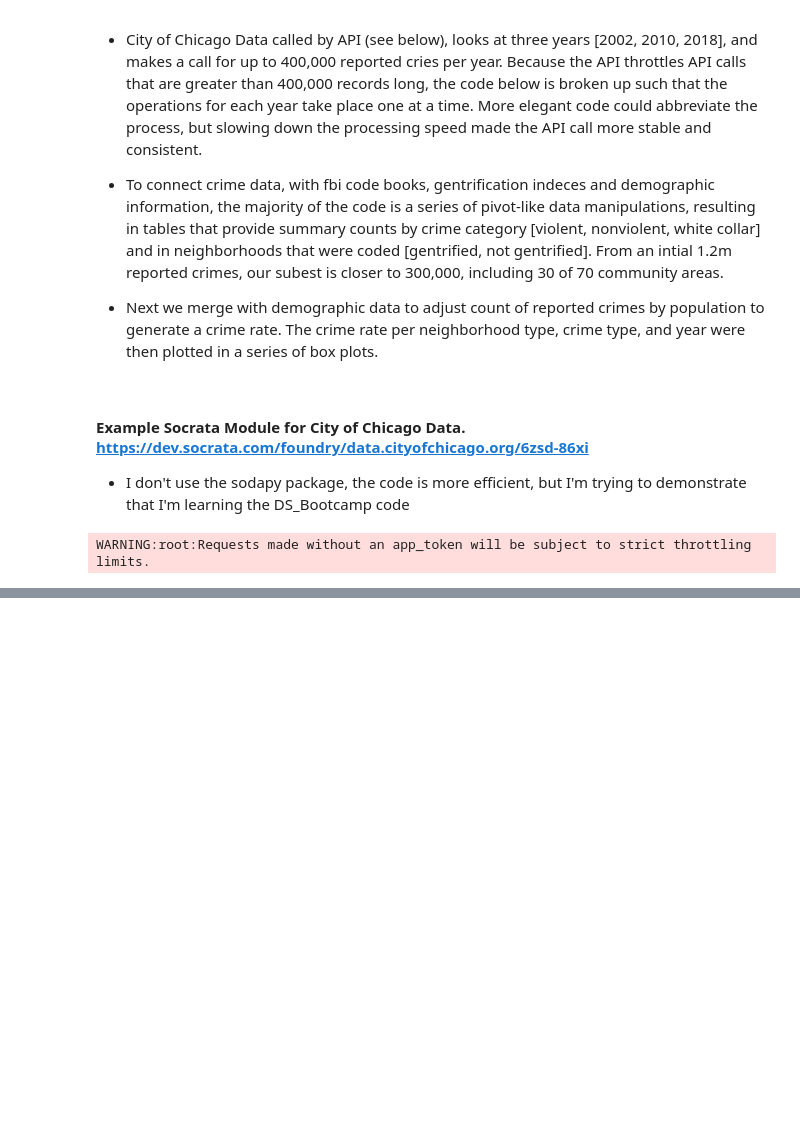
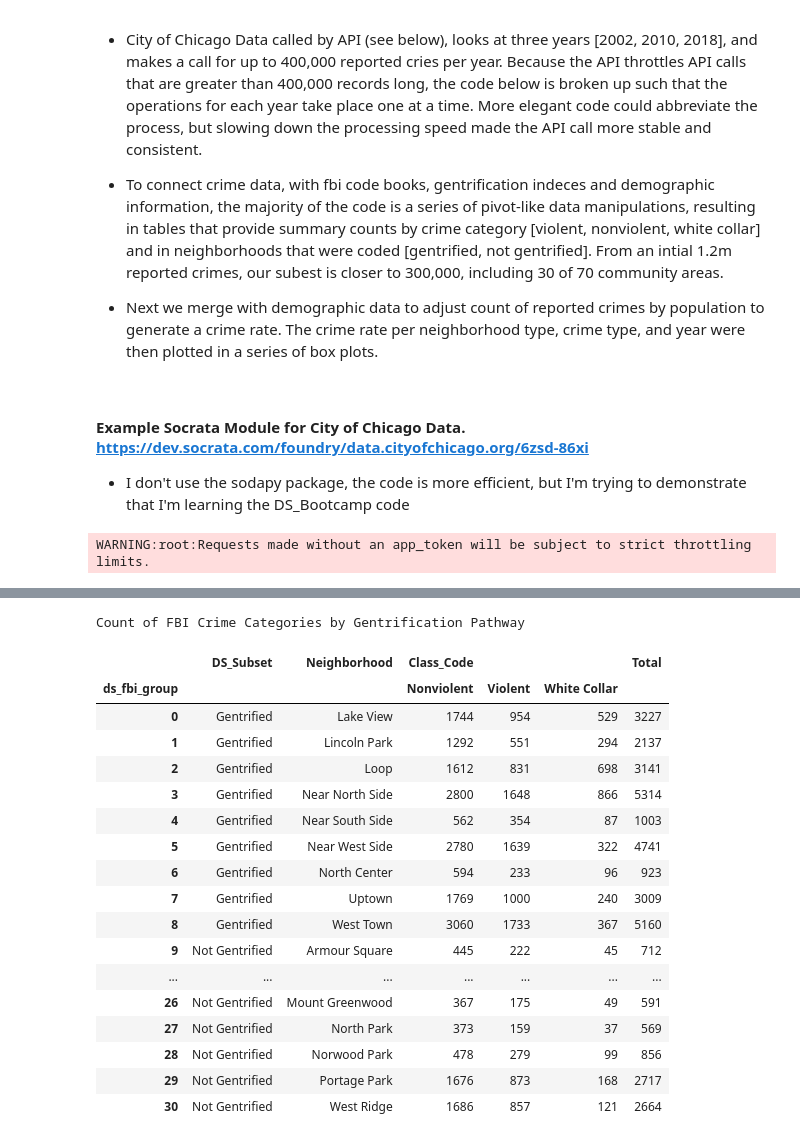
Before and after one commit to ajdeschenes/RuPaulsitory, a Jupyter notebook: Dev/Crime/chicago_crime_gentrification_api_json.ipynb, the cells around one changed output, grey strips where cells are left out. Saved outputs shown, nothing was run; the diff lists cells and outputs as text; code cells hidden in the pictures; blank space fills up the shorter version.

```diff
--- a/Dev/Crime/chicago_crime_gentrification_api_json.ipynb
+++ b/Dev/Crime/chicago_crime_gentrification_api_json.ipynb
@@ -75,0 +200,9 @@ FileNotFoundError: File b'crime_resources/fbi_codex.csv' does not exist
+# %%
+midresults = client.get("6zsd-86xi", year=2010, limit=400000)
+midresults_df = pd.DataFrame.from_records(midresults) # Convert to pandas DataFrame # results_df.head()
+mid_results = midresults_df[['community_area','fbi_code','date','description','latitude','longitude','primary_type','year']]
+mid_results['community_area'] = pd.to_numeric(mid_results['community_area'], errors='coerce')
+mid_results.groupby(by=['fbi_code']).count() #relevant_results.sort_values('fbi_code')
+mid_results.sort_values(['community_area'])
+mid_results.to_csv('report_reference_data/mid_tfile.csv')
+mid_results.head()
@@ -75,0 +216,12 @@ FileNotFoundError: File b'crime_resources/fbi_codex.csv' does not exist
+# %%
+midyear_fbiindex = mid_results.merge(fbi_index, left_on='fbi_code', right_on='fbi_code_key')
+mid_crimecat_cca = midyear_fbiindex.merge(gent_fin, left_on='community_area', right_on='community_area')
+mid_crimecat_cca.to_csv('report_reference_data/mid_crimecat_cca.csv') # display(b_crimecat_cca.columns)
+display(mid_crimecat_cca.head())
+
+mid_crimecat_cca_clean = mid_crimecat_cca[['community_area', 'Neighborhood', 'fbi_code','fbi_Crime_type', 'ds_fbi_group', 'Classification', 'Class_Code',]]
+mid_crimecat_cca_group = mid_crimecat_cca_clean.groupby(by=['ds_fbi_group','Classification']).count() #relevant_results.sort_values('fbi_code')
+mid_crime_reset = mid_crimecat_cca_group.reset_index()
+print("Count of FBI Crime Categories by Gentrification Pathway")
+mid_crime_reset.drop(columns=['community_area', 'Neighborhood', 'fbi_code','fbi_Crime_type',])
+mid_crime_reset.pivot(index='Classification', columns='ds_fbi_group', values='Class_Code')
@@ -75,0 +248,15 @@ FileNotFoundError: File b'crime_resources/fbi_codex.csv' does not exist
+# %%
+mid_crimecat_cca_clean['Class_Code'] = pd.to_numeric(mid_crimecat_cca_clean['Class_Code'], errors='coerce') # b_crimecat_cca_clean.dtypes
+ngm1 = mid_crimecat_cca_clean.loc[mid_crimecat_cca_clean['Class_Code'] < 3]
+ngm2 = mid_crimecat_cca_clean.loc[mid_crimecat_cca_clean['Class_Code'] == 5]
+gm6 = mid_crimecat_cca_clean.loc[mid_crimecat_cca_clean['Class_Code'] == 6]
+combo = [ngm1, ngm2]
+nGentrifiedm = pd.concat(combo)
+nGentrifiedm["DS_Subset"] = "Not Gentrified"
+gm6["DS_Subset"] = "Gentrified"
+mid_neighborhodtype_bycrime = [nGentrifiedm, gm6]
+mid_neighbors = pd.concat(mid_neighborhodtype_bycrime)
+mid_neighbors_reset = mid_neighbors.groupby(by=['DS_Subset','Neighborhood','ds_fbi_group']).count()
+mid_neighbors_dropem = mid_neighbors_reset.reset_index()
+mid_neighbors_dropem.drop(columns=['Classification','community_area','fbi_code','fbi_Crime_type',], inplace=True)
+mid_neighbors_dropem
@@ -75,0 +282,27 @@ FileNotFoundError: File b'crime_resources/fbi_codex.csv' does not exist
+# %%
+print("Count of FBI Crime Categories by Gentrification Pathway")
+mid_neighbors_final = mid_neighbors_dropem.groupby(by=['DS_Subset','Neighborhood','ds_fbi_group']).sum().unstack('ds_fbi_group')
+mid_year_ngdata = mid_neighbors_final.reset_index()# .pivot(index='Neighborhood', columns='ds_fbi_group', values='Class_Code')
+mid_year_ngdata['Total'] = mid_year_ngdata.sum(axis=1)
+mid_year_ngdata.to_csv('report_reference_data/close_year_ngdata.csv')
+mid_year_ngdata
+# %% [output]
+Count of FBI Crime Categories by Gentrification Pathway
+|  | DS_Subset | Neighborhood | Class_Code |  |  | Total |
+| ds_fbi_group |  |  | Nonviolent | Violent | White Collar |  |
+| 0 | Gentrified | Lake View | 1744 | 954 | 529 | 3227 |
+| 1 | Gentrified | Lincoln Park | 1292 | 551 | 294 | 2137 |
+| 2 | Gentrified | Loop | 1612 | 831 | 698 | 3141 |
+| 3 | Gentrified | Near North Side | 2800 | 1648 | 866 | 5314 |
+| 4 | Gentrified | Near South Side | 562 | 354 | 87 | 1003 |
+| 5 | Gentrified | Near West Side | 2780 | 1639 | 322 | 4741 |
+| 6 | Gentrified | North Center | 594 | 233 | 96 | 923 |
+| 7 | Gentrified | Uptown | 1769 | 1000 | 240 | 3009 |
+| 8 | Gentrified | West Town | 3060 | 1733 | 367 | 5160 |
+| 9 | Not Gentrified | Armour Square | 445 | 222 | 45 | 712 |
+| ... | ... | ... | ... | ... | ... | ... |
+| 26 | Not Gentrified | Mount Greenwood | 367 | 175 | 49 | 591 |
+| 27 | Not Gentrified | North Park | 373 | 159 | 37 | 569 |
+| 28 | Not Gentrified | Norwood Park | 478 | 279 | 99 | 856 |
+| 29 | Not Gentrified | Portage Park | 1676 | 873 | 168 | 2717 |
+| 30 | Not Gentrified | West Ridge | 1686 | 857 | 121 | 2664 |
```
Also changed, not shown: parts of 29 cells of this notebook, 7 other files.
